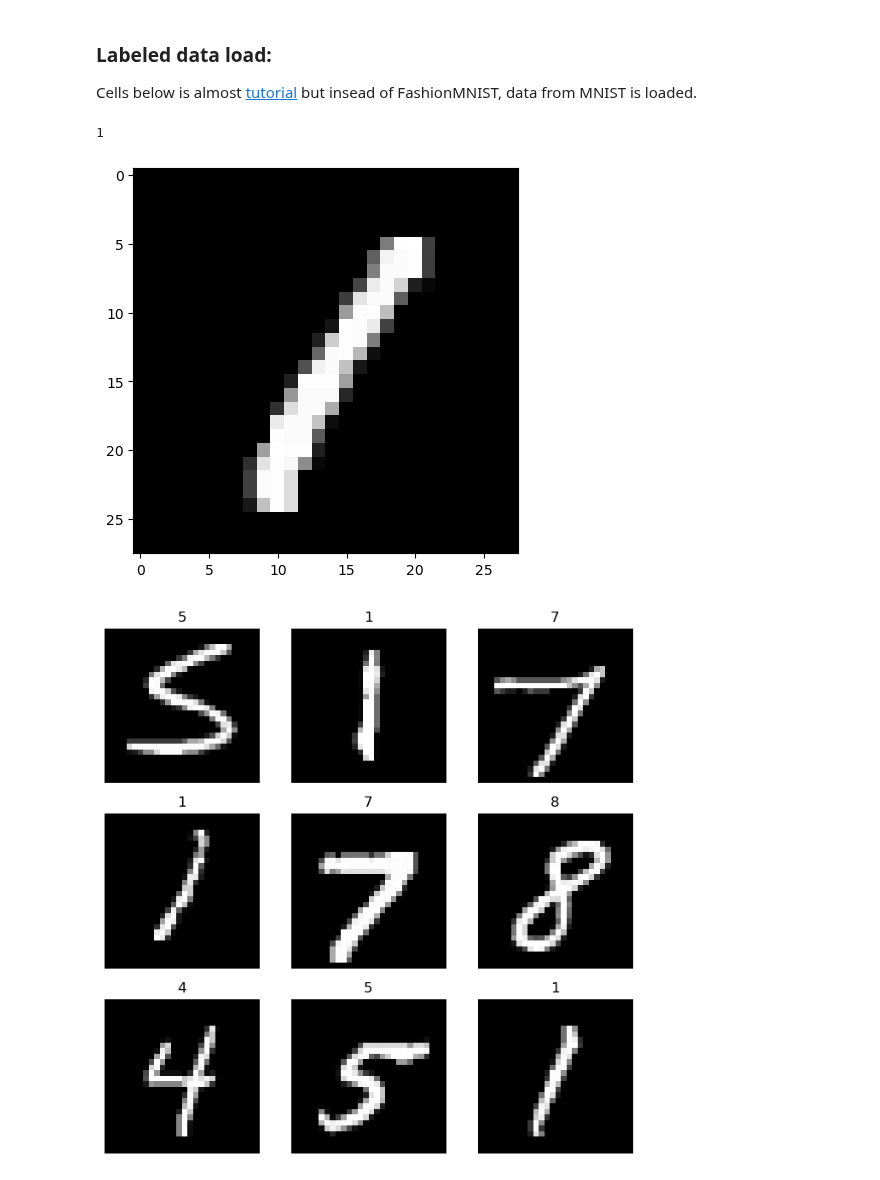
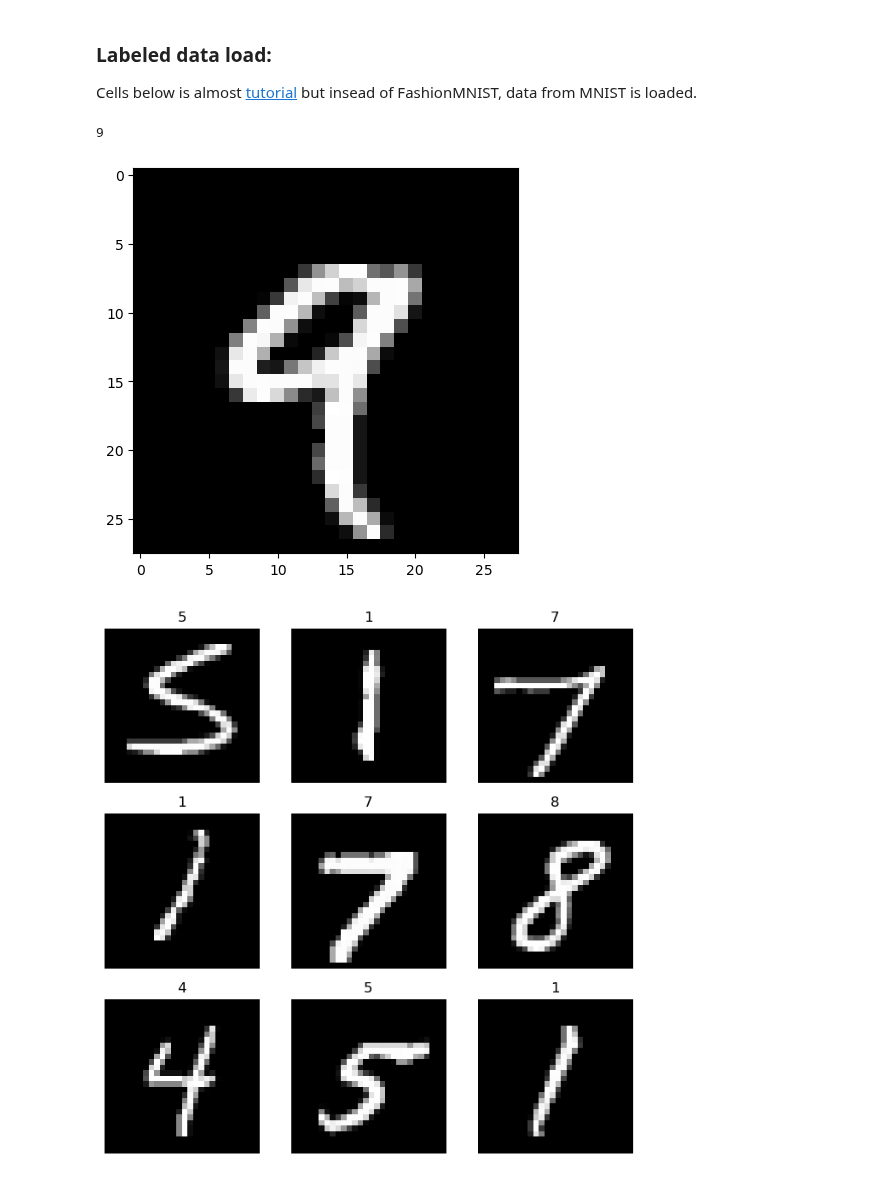
Before and after one commit to Polatucha16/collective_dynamics_lab, a Jupyter notebook: 08 torch.ipynb, the cells around one changed output. Saved outputs shown, nothing was run; the diff lists cells and outputs as text; code cells hidden in the pictures.

```diff
--- a/08 torch.ipynb
+++ b/08 torch.ipynb
@@ -109,26 +114,26 @@ import matplotlib.pyplot as plt
 training_data = datasets.MNIST(
     root="data",
     train=True,
-    download=True,
+    download=False,    #True if not dowloaded
     transform=ToTensor()
 )
 test_data = datasets.MNIST(
     root="data",
     train=False,
-    download=True,
+    download=False,    #True if not dowloaded
     transform=ToTensor()
 )
 # %%
 # preview data by choosing i-th element form dataset:
-ith = 3
+ith = 4
 figure = plt.figure(figsize=(5, 5))
 img, label = training_data[ith]
 print(label)
 plt.imshow(img.squeeze(), cmap="gray") # .squeeze() like in numpy it removes axes with dimention 1 i.e. [[[[1],[2]],[[3],[4]],[[5],[6]]]] ->[[,],[,],[]]
 plt.show()
 # %% [output]
-1
+9
-[figure, old version]
+[figure, new version]
 # %%
 # dictionary of strings, in code below str(label) would also work, but for categorical data e.g. FashionMNIST dict is useful.
 labels_map = {i : str(i) for i in range(10)}
```
Also changed, not shown: parts of 29 cells of this notebook.
